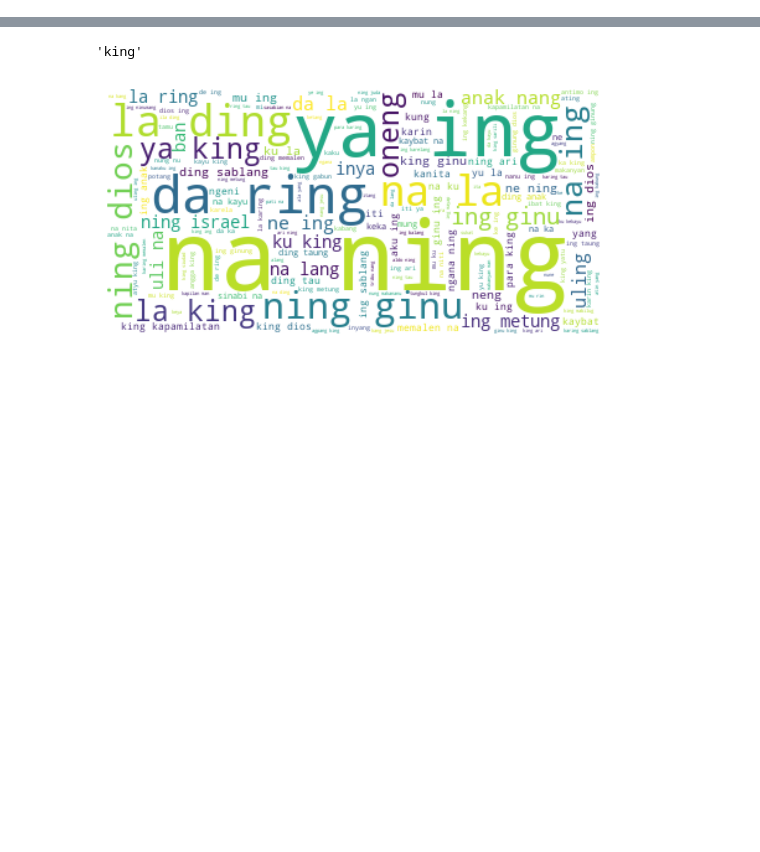
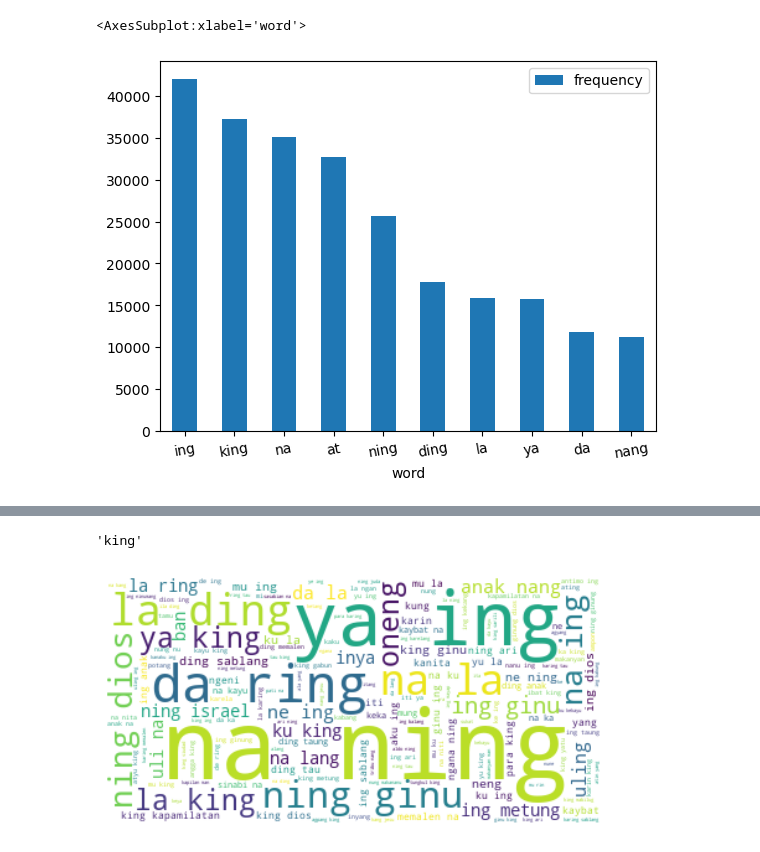
Before and after one commit to CSC-Odyssey/kapampangan-dataset, a Jupyter notebook: graphic-representation/visualize-data.ipynb, the cells around one changed output, grey strips where cells are left out. Cells and saved outputs as stored; diff of their text form; code cells hidden in the pictures; blank space fills up the shorter version.

```diff
--- a/graphic-representation/visualize-data.ipynb
+++ b/graphic-representation/visualize-data.ipynb
@@ -15,3 +16,11 @@ data[0:10]
 | 7 | 19 | ya | 15751 | 0.018293 |
 | 8 | 47 | da | 11808 | 0.013714 |
 | 9 | 216 | nang | 11256 | 0.013073 |
+# %%
+import matplotlib.pyplot as plt
+
+top_10 = data.sort_values(by = 'frequency', ascending = False)[0:10]
+top_10.plot(x = 'word', y = 'frequency', kind = 'bar', rot = 10, fontsize = 10)
+# %% [output]
+<AxesSubplot:xlabel='word'>
+[figure, added]
```
Also changed, not shown: parts of 2 cells of this notebook.
